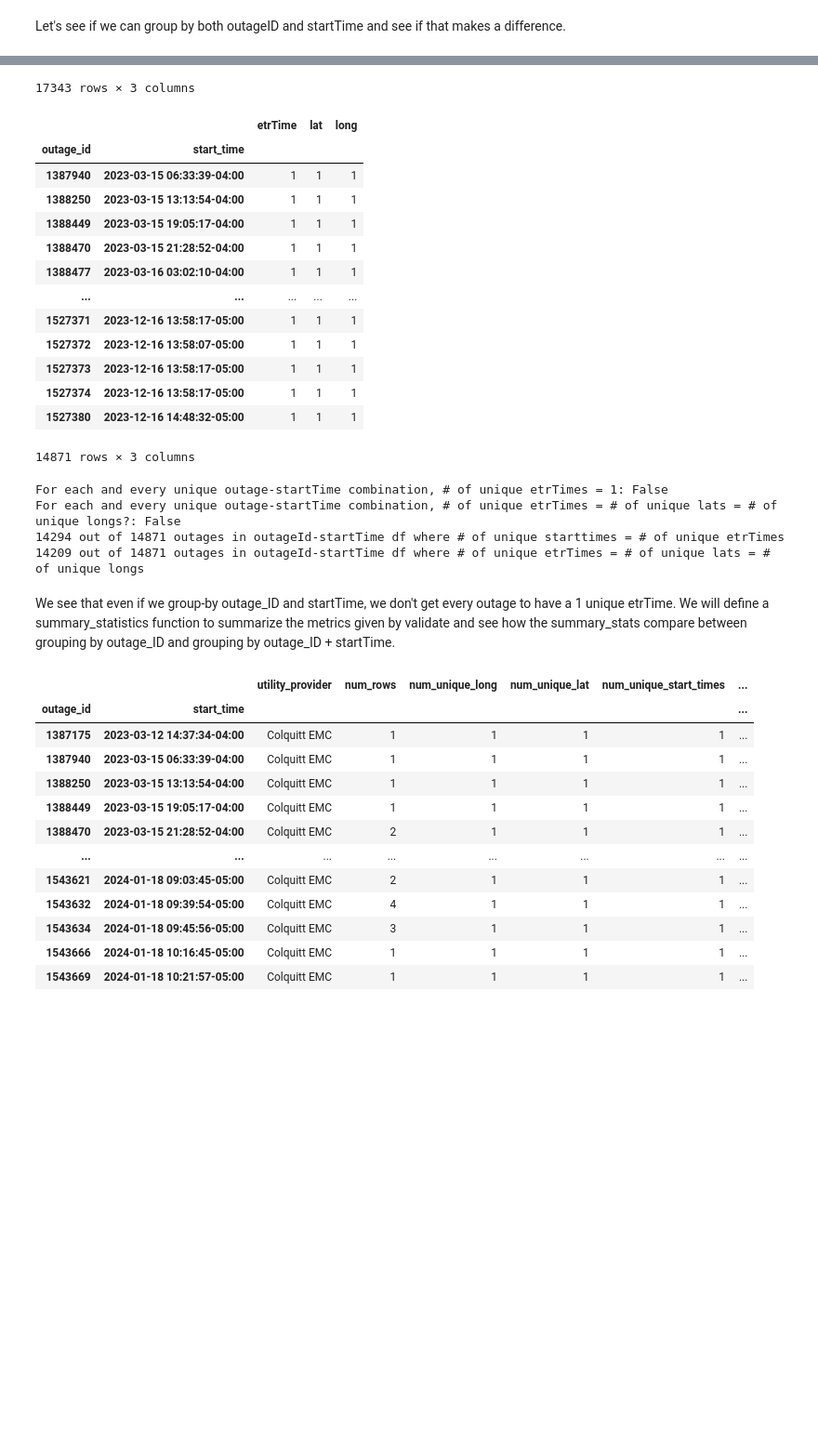
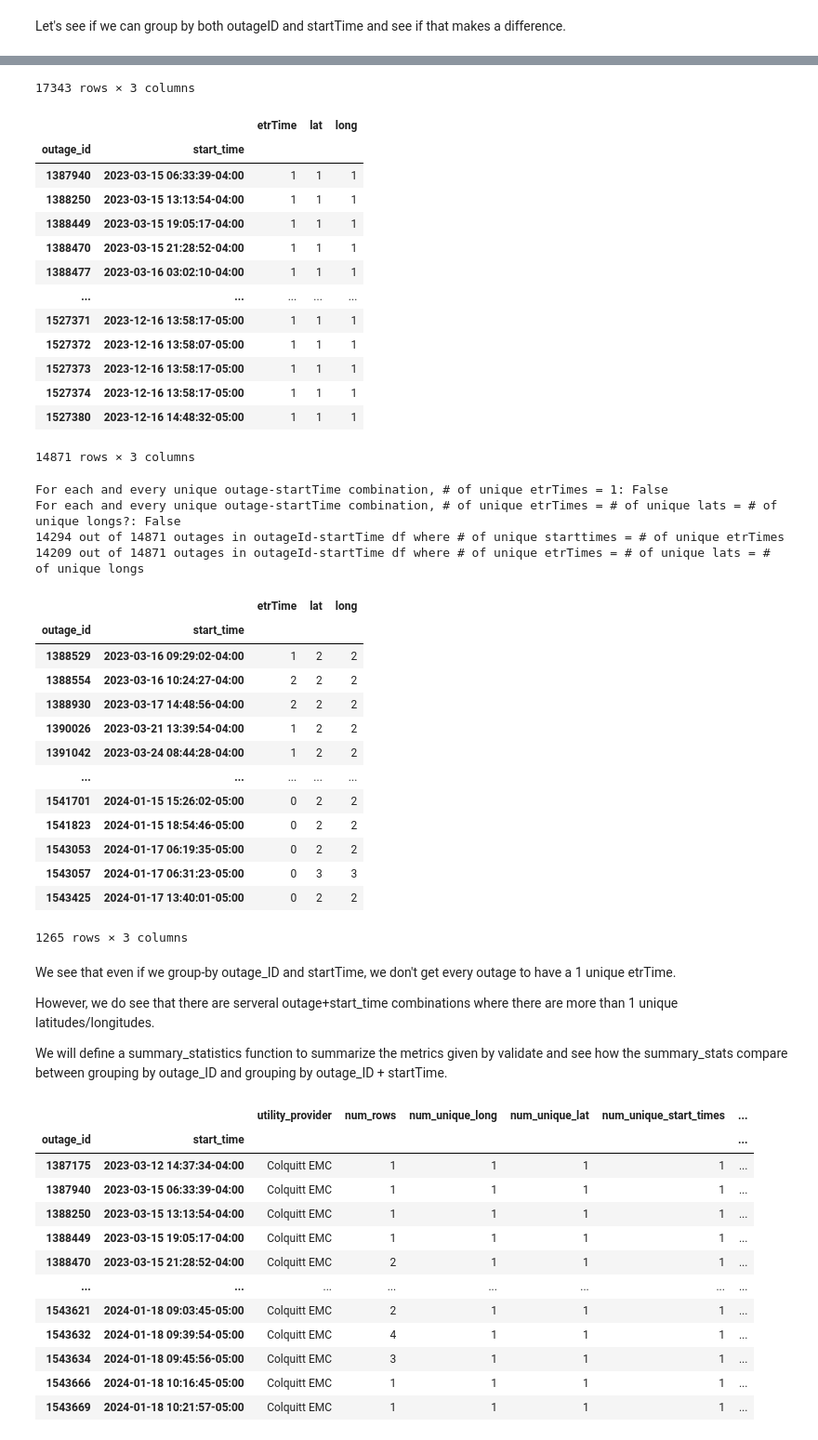
Before and after one commit to Urban-Research-Group/outage-data-scraper, a Jupyter notebook: scripts/ga_5_ Colquitt EMC.ipynb, the cells around one changed output, grey strips where cells are left out. Shown at 93% size. Cells and saved outputs as stored; diff of their text form; code cells hidden in the pictures; blank space fills up the shorter version.

```diff
--- a/scripts/ga_5_ Colquitt EMC.ipynb
+++ b/scripts/ga_5_ Colquitt EMC.ipynb
@@ -1121,41 +1121,61 @@ print(f"For each and every unique outage-startTime combination, # of unique etrT
 print(f"For each and every unique outage-startTime combination, # of unique etrTimes = # of unique lats = # of unique longs?: {((has_etr['etrTime'] == has_etr['lat']) & (has_etr['lat'] == has_etr['long'])).all()}")
 print(f"{(has_etr['etrTime'] == 1).sum()} out of {len(has_etr)} outages in outageId-startTime df where # of unique starttimes = # of unique etrTimes")
 print(f"{((has_etr['etrTime'] == has_etr['lat']) & (has_etr['lat'] == has_etr['long'])).sum()} out of {len(has_etr)} outages in outageId-startTime df where # of unique etrTimes = # of unique lats = # of unique longs")
+
+
+display(agg[(agg['lat'] != 1) | (agg['long'] != 1)])
 # %% [output]
 |  |  | etrTime | lat | long |
 | outage_id | start_time |  |  |  |
 | 1387175 | 2023-03-12 14:37:34-04:00 | 0 | 1 | 1 |
 | 1387940 | 2023-03-15 06:33:39-04:00 | 1 | 1 | 1 |
 | 1388250 | 2023-03-15 13:13:54-04:00 | 1 | 1 | 1 |
 | 1388449 | 2023-03-15 19:05:17-04:00 | 1 | 1 | 1 |
 | 1388470 | 2023-03-15 21:28:52-04:00 | 1 | 1 | 1 |
 | ... | ... | ... | ... | ... |
 | 1543621 | 2024-01-18 09:03:45-05:00 | 0 | 1 | 1 |
 | 1543632 | 2024-01-18 09:39:54-05:00 | 0 | 1 | 1 |
 | 1543634 | 2024-01-18 09:45:56-05:00 | 0 | 1 | 1 |
 | 1543666 | 2024-01-18 10:16:45-05:00 | 0 | 1 | 1 |
 | 1543669 | 2024-01-18 10:21:57-05:00 | 0 | 1 | 1 |
 17343 rows × 3 columns
 |  |  | etrTime | lat | long |
 | outage_id | start_time |  |  |  |
 | 1387940 | 2023-03-15 06:33:39-04:00 | 1 | 1 | 1 |
 | 1388250 | 2023-03-15 13:13:54-04:00 | 1 | 1 | 1 |
 | 1388449 | 2023-03-15 19:05:17-04:00 | 1 | 1 | 1 |
 | 1388470 | 2023-03-15 21:28:52-04:00 | 1 | 1 | 1 |
 | 1388477 | 2023-03-16 03:02:10-04:00 | 1 | 1 | 1 |
 | ... | ... | ... | ... | ... |
 | 1527371 | 2023-12-16 13:58:17-05:00 | 1 | 1 | 1 |
 | 1527372 | 2023-12-16 13:58:07-05:00 | 1 | 1 | 1 |
 | 1527373 | 2023-12-16 13:58:17-05:00 | 1 | 1 | 1 |
 | 1527374 | 2023-12-16 13:58:17-05:00 | 1 | 1 | 1 |
 | 1527380 | 2023-12-16 14:48:32-05:00 | 1 | 1 | 1 |
 14871 rows × 3 columns
 For each and every unique outage-startTime combination, # of unique etrTimes = 1: False
 For each and every unique outage-startTime combination, # of unique etrTimes = # of unique lats = # of unique longs?: False
 14294 out of 14871 outages in outageId-startTime df where # of unique starttimes = # of unique etrTimes
 14209 out of 14871 outages in outageId-startTime df where # of unique etrTimes = # of unique lats = # of unique longs
+|  |  | etrTime | lat | long |
+| outage_id | start_time |  |  |  |
+| 1388529 | 2023-03-16 09:29:02-04:00 | 1 | 2 | 2 |
+| 1388554 | 2023-03-16 10:24:27-04:00 | 2 | 2 | 2 |
+| 1388930 | 2023-03-17 14:48:56-04:00 | 2 | 2 | 2 |
+| 1390026 | 2023-03-21 13:39:54-04:00 | 1 | 2 | 2 |
+| 1391042 | 2023-03-24 08:44:28-04:00 | 1 | 2 | 2 |
+| ... | ... | ... | ... | ... |
+| 1541701 | 2024-01-15 15:26:02-05:00 | 0 | 2 | 2 |
+| 1541823 | 2024-01-15 18:54:46-05:00 | 0 | 2 | 2 |
+| 1543053 | 2024-01-17 06:19:35-05:00 | 0 | 2 | 2 |
+| 1543057 | 2024-01-17 06:31:23-05:00 | 0 | 3 | 3 |
+| 1543425 | 2024-01-17 13:40:01-05:00 | 0 | 2 | 2 |
+1265 rows × 3 columns
 # %% [markdown]
 We see that even if we group-by outage_ID and startTime, we don't get every outage to have a 1 unique etrTime.
+
+However, we do see that there are serveral outage+start_time combinations where there are more than 1 unique latitudes/longitudes.
+
 We will define a summary_statistics function to summarize the metrics given by validate and see how the summary_stats compare between grouping by outage_ID and grouping by outage_ID + startTime.
 # %%
 os_validated = outage_start.apply(_validate)
```
Also changed, not shown: parts of 10 cells of this notebook, 5 other files.
